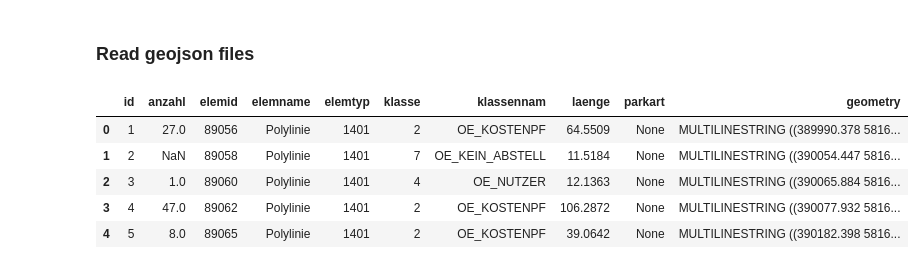
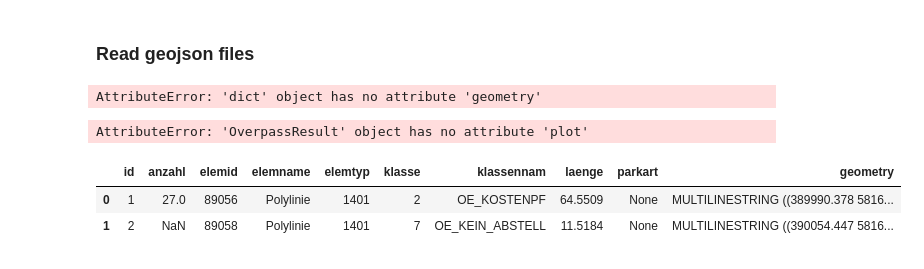
Before and after one commit to tifa365/data-ambassadors-parking-project, a Jupyter notebook: scripts/preprocessing (alex).ipynb, the cells around one changed output. Drawn from its saved outputs; the diff is of its cells as text; code cells hidden in the pictures.

```diff
--- a/scripts/preprocessing (alex).ipynb
+++ b/scripts/preprocessing (alex).ipynb
@@ -44,3 +171,11 @@ result.toJSON()["elements"][0]
 # %% [markdown]
 ### Read geojson files
+# %%
+firstElement.geometry()
+# %% [output]
+AttributeError: 'dict' object has no attribute 'geometry'
+# %%
+result.plot()
+# %% [output]
+AttributeError: 'OverpassResult' object has no attribute 'plot'
 # %%
@@ -49,14 +184,11 @@ parken_gesamt = pd.read_csv("../data/raw/friedrichshain-kreuzberg/parking_spaces
 # parken_gesamt = gpd.read_file("data/raw/friedrichshain-kreuzberg/qgis-parking-data-with-database/parken_gesamt.geojson")
 parken_gesamt = gpd.read_file("../data/raw/friedrichshain-kreuzberg/counted_parking-fk.geojson")
 # %%
-parken_gesamt.head()
+parken_gesamt.head(2)
 # %% [output]
 |  | id | anzahl | elemid | elemname | elemtyp | klasse | klassennam | laenge | parkart | geometry |
 | 0 | 1 | 27.0 | 89056 | Polylinie | 1401 | 2 | OE_KOSTENPF | 64.5509 | None | MULTILINESTRING ((389990.378 5816... |
 | 1 | 2 | NaN | 89058 | Polylinie | 1401 | 7 | OE_KEIN_ABSTELL | 11.5184 | None | MULTILINESTRING ((390054.447 5816... |
-| 2 | 3 | 1.0 | 89060 | Polylinie | 1401 | 4 | OE_NUTZER | 12.1363 | None | MULTILINESTRING ((390065.884 5816... |
-| 3 | 4 | 47.0 | 89062 | Polylinie | 1401 | 2 | OE_KOSTENPF | 106.2872 | None | MULTILINESTRING ((390077.932 5816... |
-| 4 | 5 | 8.0 | 89065 | Polylinie | 1401 | 2 | OE_KOSTENPF | 39.0642 | None | MULTILINESTRING ((390182.398 5816... |
 # %%
 # parken_gesamt.WEITERE_INFORMATIONEN
 # %%
```
Also changed, not shown: parts of 25 cells of this notebook, 2 other files.
